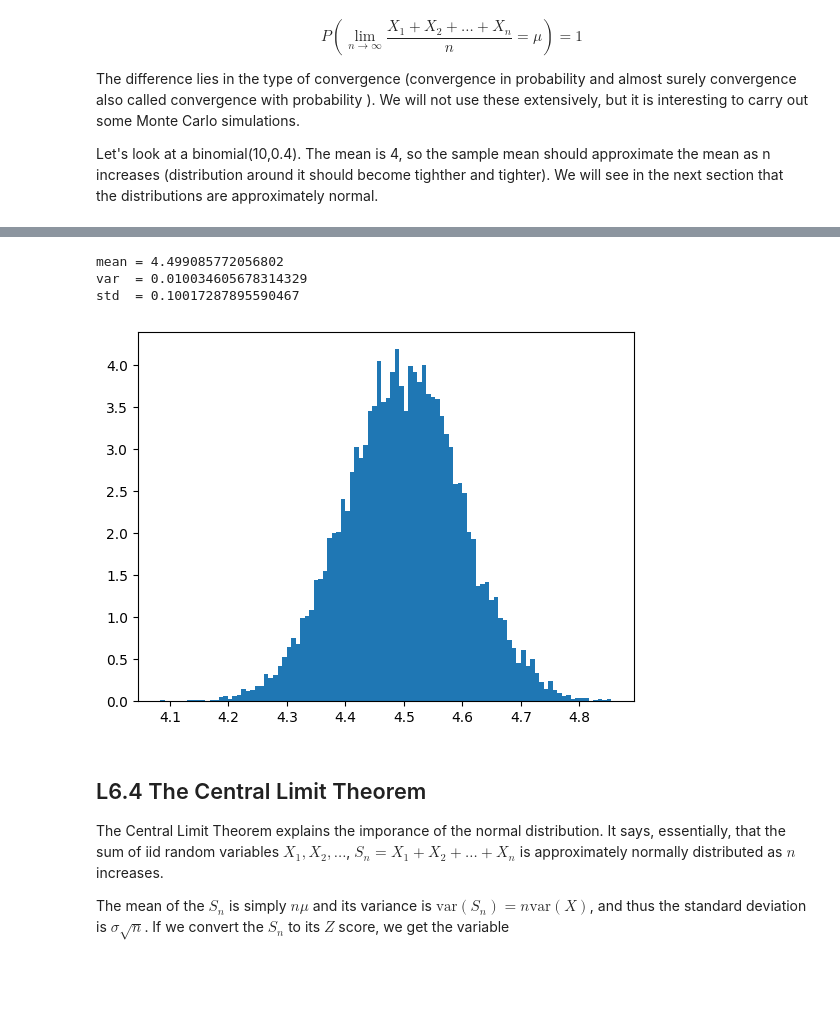
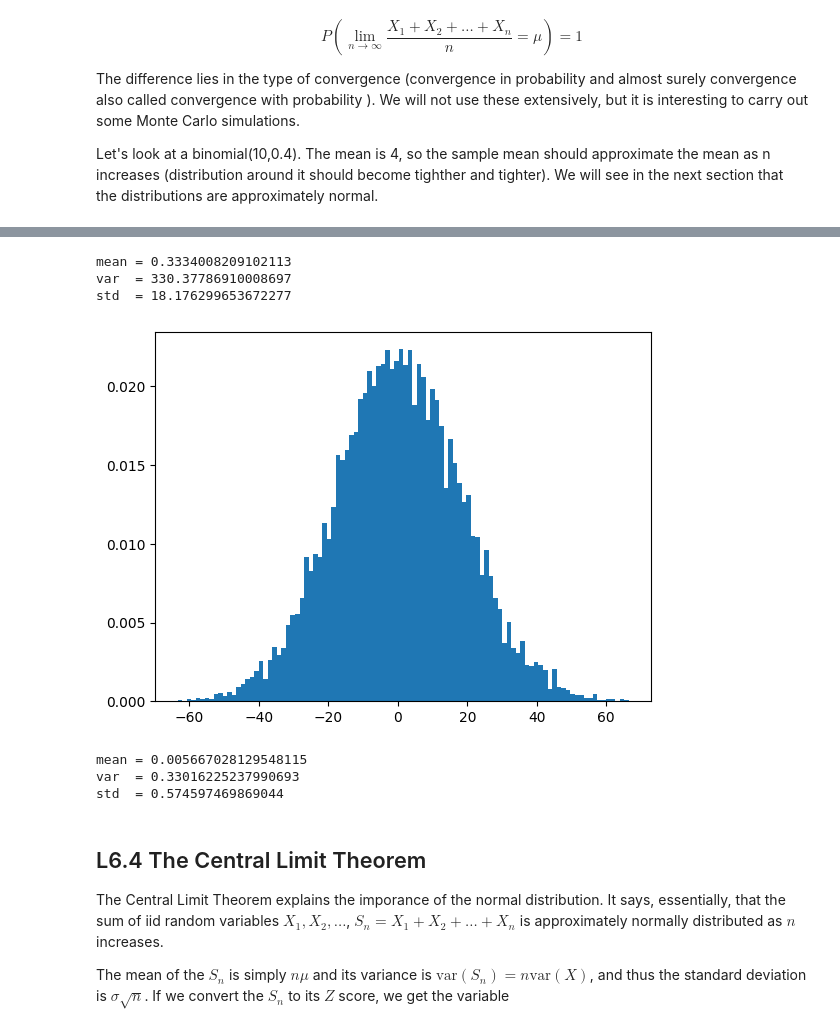
Before and after one commit to KrissiKodar/hagnyt_likindafraedi, a Jupyter notebook: AppliedProbL6.ipynb, the cells around one changed output, grey strips where cells are left out. Cells and saved outputs as stored; diff of their text form; code cells hidden in the pictures; blank space fills up the shorter version.

```diff
--- a/AppliedProbL6.ipynb
+++ b/AppliedProbL6.ipynb
@@ -151,24 +151,32 @@ plt.show()
 # %%
 nn = 1000
 samples = []
 
 for i in range(10000):
-    s = np.random.uniform(-1, 10, nn)
-    samples.append(sum(s)/nn)
+    s = np.random.uniform(-1, 1, nn)
+    samples.append(sum(s))
 
 samples = np.array(samples)
 
 print(f"mean = {np.mean(samples)}")
 print(f"var  = {np.var(samples)}")
-print(f"std  = {np.std(samples)}")
+print(f"std  = {np.std(samples)}") # 0.577
 
 plt.hist(samples, density=True, bins = 100)
 plt.show()
+
+s = np.random.uniform(-1, 1, nn)
+print(f"mean = {np.mean(s)}")
+print(f"var  = {np.var(s)}")
+print(f"std  = {np.std(s)}") # 0.577
 # %% [output]
-mean = 4.499085772056802
-var  = 0.010034605678314329
-std  = 0.10017287895590467
+mean = 0.3334008209102113
+var  = 330.37786910008697
+std  = 18.176299653672277
-[figure, old version]
+[figure, new version]
+mean = 0.005667028129548115
+var  = 0.33016225237990693
+std  = 0.574597469869044
 # %% [markdown]
 ## L6.4 The Central Limit Theorem
 
```
Also changed, not shown: parts of 4 cells of this notebook.
